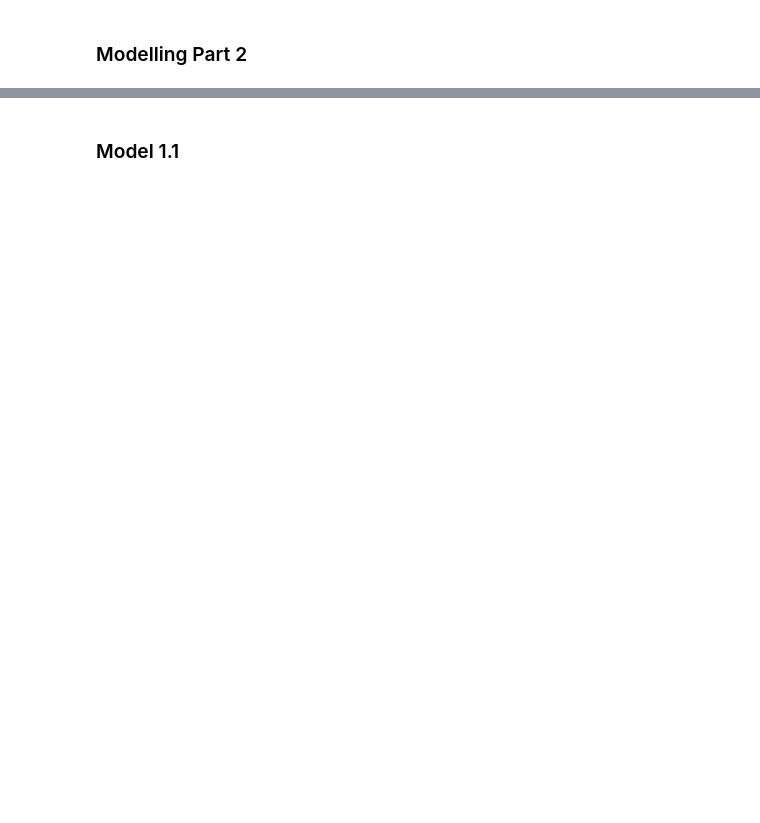
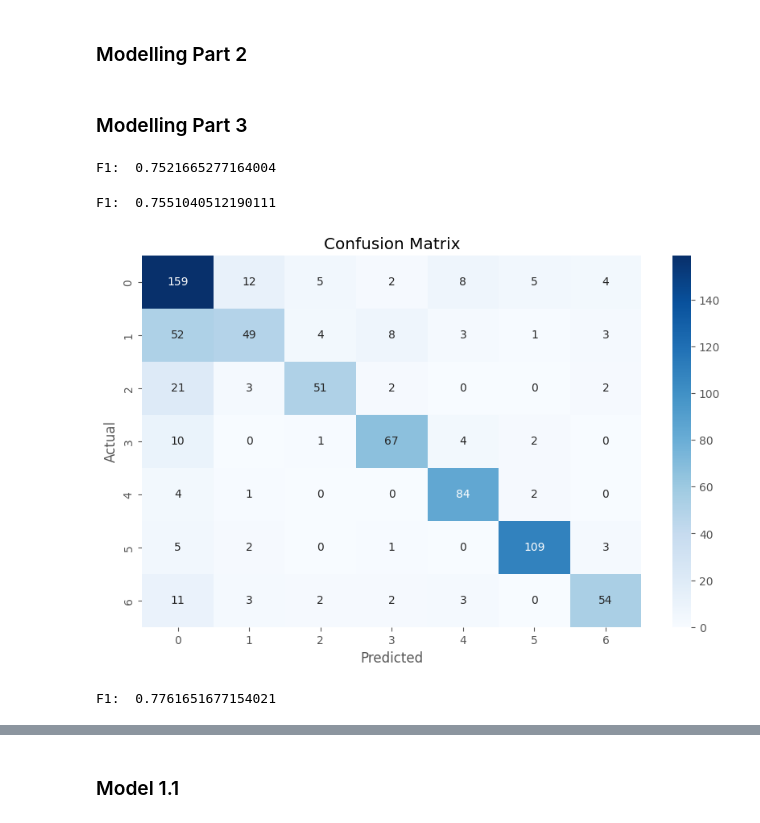
Before and after one commit to davidbryanc/Data-Analytics-Competition-FIND-IT-2024, a Jupyter notebook: david.ipynb, the cells around one changed output, grey strips where cells are left out. Cells and saved outputs as stored; diff of their text form; code cells hidden in the pictures; blank space fills up the shorter version.

Commit message:
D 7.1 - Score: 0.75080

```diff
--- a/david.ipynb
+++ b/david.ipynb
@@ -791,16 +876,27 @@ Wall time: 1h 31min 19s
 # %% [markdown]
 ### Modelling Part 2
 # %%
-md1 = ExtraTreesClassifier(n_estimators = 407, max_features = 10, max_depth = 62, min_samples_split = 2,
-                                             min_samples_leaf = 1, criterion = 'log_loss', random_state = 1)
+# md1 = ExtraTreesClassifier(n_estimators = 407, max_features = 10, max_depth = 62, min_samples_split = 2,
+#                                              min_samples_leaf = 1, criterion = 'log_loss', random_state = 1)
+
+md1 = ExtraTreesClassifier(n_estimators = 965, max_features = 12,
+                        max_depth = 46, min_samples_split = 2,   min_samples_leaf = 1, criterion = 'log_loss', random_state = 42)
 
 md2 = HistGradientBoostingClassifier(max_iter = 755, learning_rate = 0.08069194222134556, l2_regularization = 0.004071819616198791,
                                                        max_depth = 38, max_leaf_nodes = 30, min_samples_leaf = 4, loss = 'log_loss', max_bins =  255,
                                                        early_stopping =  False, random_state =  1)
 
-md3 = XGBClassifier(n_estimators = 241, learning_rate = 0.027071426847753828, max_depth = 23, subsample = 0.826267822451126,
-                                       min_child_weight = 1, gamma = 0.07899077336556067, colsample_bytree = 0.7273085926052265,
-                                       reg_alpha = 0.0011669044708923562, reg_lambda = 1.7546953633442173e-05, random_state =  1)
+# md3 = XGBClassifier(n_estimators = 241, learning_rate = 0.027071426847753828, max_depth = 23, subsample = 0.826267822451126,
+#                                        min_child_weight = 1, gamma = 0.07899077336556067, colsample_bytree = 0.7273085926052265,
+#                                        reg_alpha = 0.0011669044708923562, reg_lambda = 1.7546953633442173e-05, random_state =  1)
+
+md3 = XGBClassifier(n_estimators = 437, learning_rate = 0.04281456364813956, max_depth = 37, subsample = 0.9713873141935553,
+                      min_child_weight = 1, gamma = 0.01588808024225468, colsample_bytree = 0.5338188218460388,
+                      reg_alpha = 0.031261546452262146, reg_lambda = 4.1854217769610554e-05, random_state =  15)
+
+md4 = LGBMClassifier(n_estimators = 2000, reg_alpha = 0.0014394303776950955, reg_lambda = 0.0010085065533368821,
+                    colsample_bytree = 0.6, subsample = 0.7, learning_rate = 0.02, max_depth = 10, min_child_samples = 13,
+                    num_leaves = 178, min_data_per_groups = 94, random_state =  1, verbose = -1)
 # %%
 # %%time
 # md1_pred, md2_pred, md3_pred = list(), list(), list()
@@ -882,3 +975,36 @@ md3 = XGBClassifier(n_estimators = 241, learning_rate = 0.027071426847753828, ma
 
 # submission_format['jumlah_promosi'] = ens['max_col']
 # submission_format.to_csv('submission_d.csv',index = False)
+# %% [markdown]
+### Modelling Part 3
+# %%
+eclf1 = VotingClassifier(estimators=[('et', md1), ('hb', md2), ('lgbm', md4), ('aaa', md3)], voting='hard', weights=[0.3, 0.1, 0.3, 0.3])
+eclf1.fit(X_train, y_train)
+y_pred = eclf1.predict(X_test)
+print('F1: ', f1_score(y_test, y_pred, average='macro'))
+# %% [output]
+F1:  0.7521665277164004
+# %%
+eclf3 = VotingClassifier(estimators=[('et', md4), ('lgbm', md3), ('aa', md1)], voting='soft', flatten_transform=True)
+eclf3.fit(X_train, y_train)
+y_pred = eclf3.predict(X_test)
+print('F1: ', f1_score(y_test, y_pred, average='macro'))
+# %% [output]
+F1:  0.7551040512190111
+# %%
+plt.figure(figsize=(10, 6))
+cm = confusion_matrix(y_test, y_pred)
+sns.heatmap(cm, annot=True, fmt='d', cmap='Blues')
+plt.xlabel('Predicted')
+plt.ylabel('Actual')
+plt.title('Confusion Matrix')
+plt.show()
+# %% [output]
+[figure, added]
+# %%
+eclf2 = StackingClassifier(estimators=[('et', md1), ('xgb', md4), ('hb1', eclf3)])
+eclf2.fit(X_train, y_train)
+y_pred = eclf2.predict(X_test)
+print('F1: ', f1_score(y_test, y_pred, average='macro'))
+# %% [output]
+F1:  0.7761651677154021
```
Also changed, not shown: parts of 21 cells of this notebook, 1 other file.
